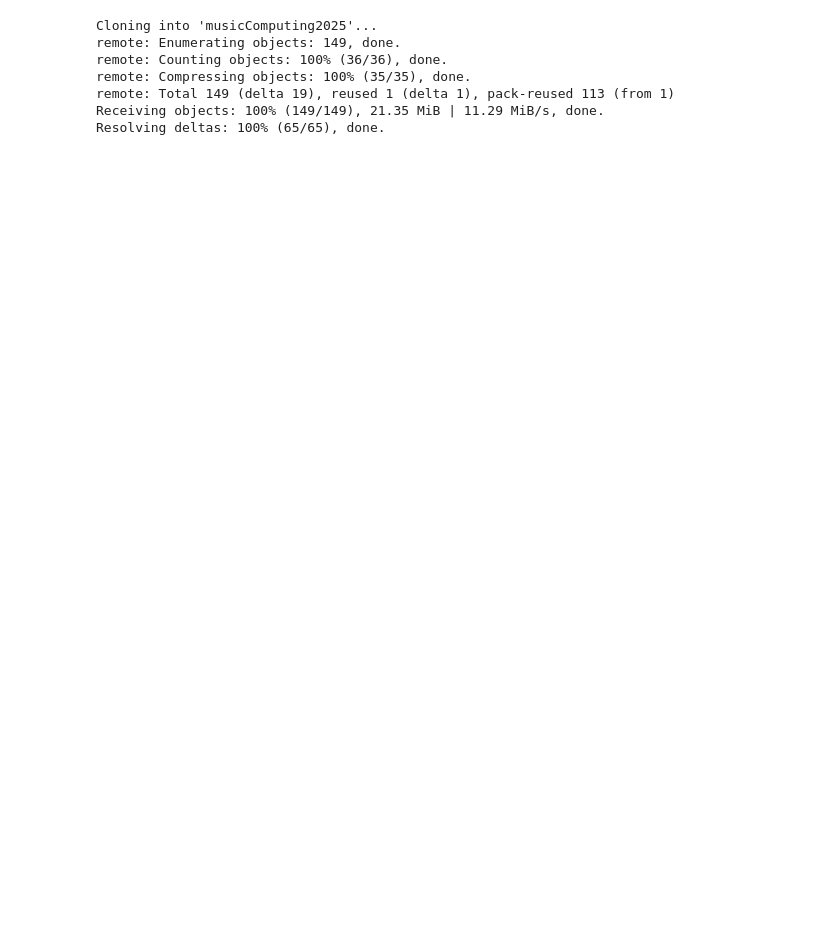
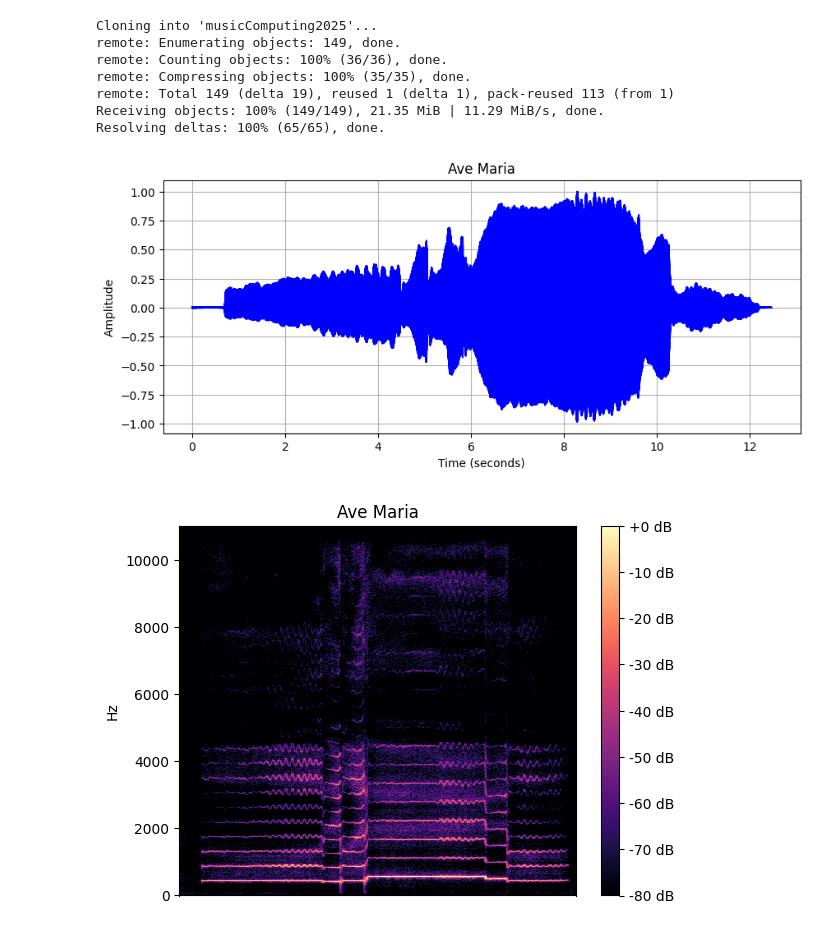
Before and after one commit to NehemiahDunn/MusicComputing, a Jupyter notebook: assignments/labAssignment3.ipynb, the cells around one changed output. Cells and saved outputs as stored; diff of their text form; code cells hidden in the pictures; blank space fills up the shorter version.

```diff
--- a/assignments/labAssignment3.ipynb
+++ b/assignments/labAssignment3.ipynb
@@ -42,9 +66,14 @@ sig , sr = librosa.load('musicComputing2025/audioFiles/avm.wav')
 # %%
 title = 'Ave Maria'
 winSize = 2048
 specType = 'linear'
 
 #call plotAudioFunc
+
+plotAudioFunc(sig,sr,title,winSize,specType)
+# %% [output]
+[figure, added]
+[figure, added]
 # %%
 title = 'Ave Maria'
 winSize = 2048
```
Also changed, not shown: parts of 7 cells of this notebook.
